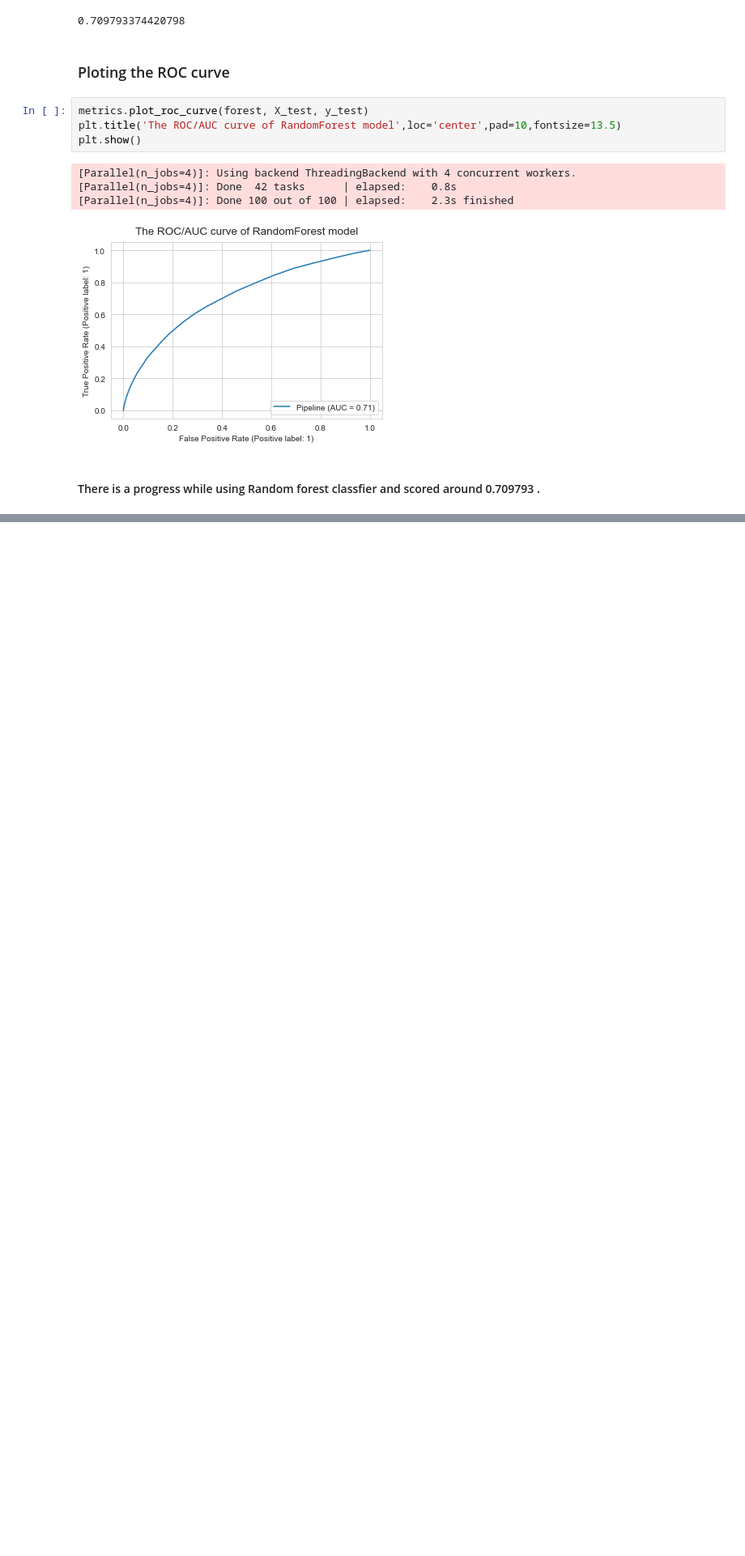
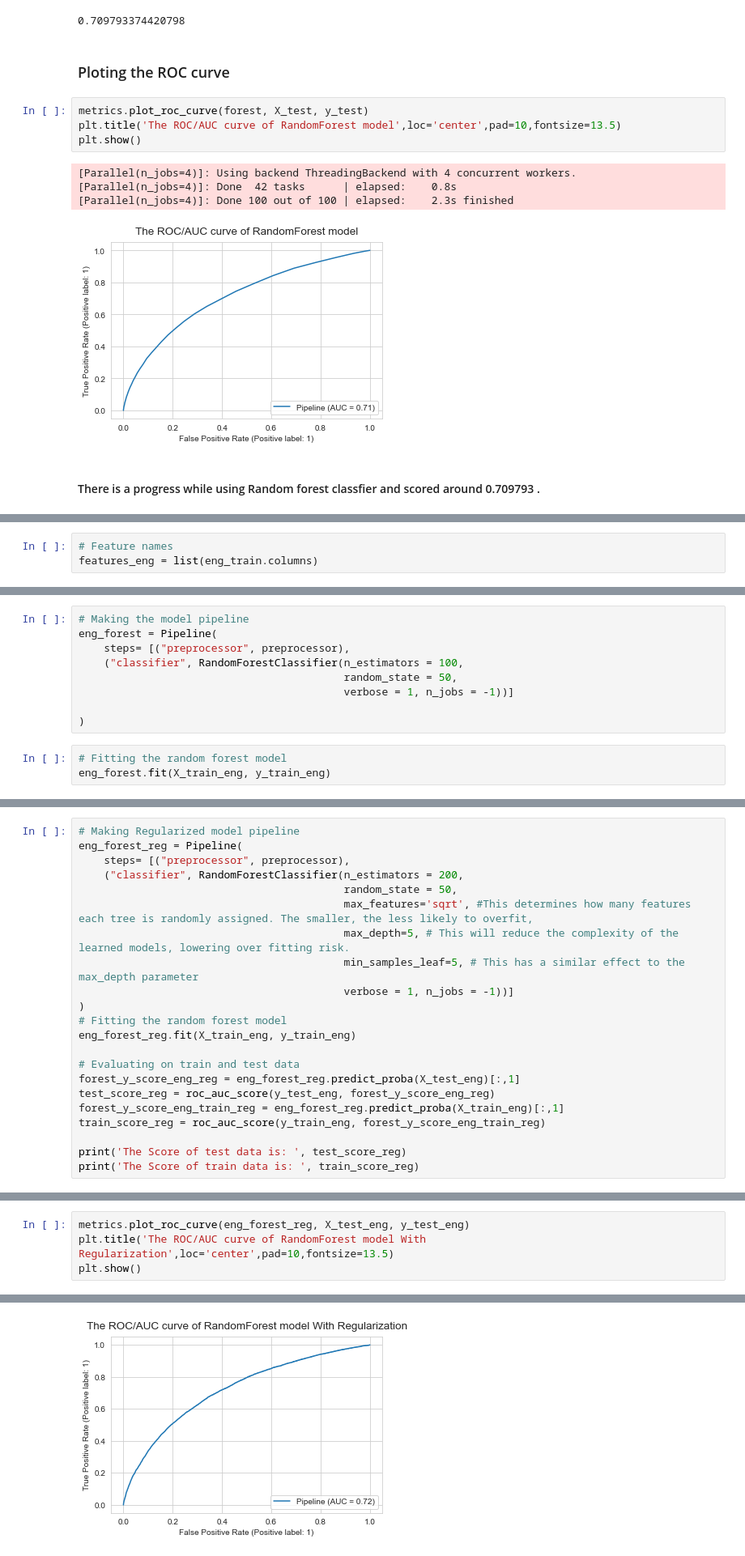
Before and after one commit to AmiirHelmy/Home-Credit-Default-Risk, a Jupyter notebook: Home Credit Default Risk.ipynb, the cells around one changed output, grey strips where cells are left out. Shown at 81% size. Drawn from its saved outputs; the diff is of its cells as text; blank space fills up the shorter version.

```diff
--- a/Home Credit Default Risk.ipynb
+++ b/Home Credit Default Risk.ipynb
@@ -1186,0 +1495,3 @@ plt.show()
+# %%
+# Feature names
+features_eng = list(eng_train.columns)
@@ -1186,0 +1511,12 @@ plt.show()
+# %%
+# Making the model pipeline
+eng_forest = Pipeline(
+    steps= [("preprocessor", preprocessor),
+    ("classifier", RandomForestClassifier(n_estimators = 100,
+                                          random_state = 50,
+                                          verbose = 1, n_jobs = -1))]
+
+)
+# %%
+# Fitting the random forest model
+eng_forest.fit(X_train_eng, y_train_eng)
@@ -1186,0 +1576,22 @@ plt.show()
+# %%
+# Making Regularized model pipeline
+eng_forest_reg = Pipeline(
+    steps= [("preprocessor", preprocessor),
+    ("classifier", RandomForestClassifier(n_estimators = 200,
+                                          random_state = 50,
+                                          max_features='sqrt', #This determines how many features each tree is randomly assigned. The smaller, the less likely to overfit,
+                                          max_depth=5, # This will reduce the complexity of the learned models, lowering over fitting risk.
+                                          min_samples_leaf=5, # This has a similar effect to the max_depth parameter
+                                          verbose = 1, n_jobs = -1))]
+)
+# Fitting the random forest model
+eng_forest_reg.fit(X_train_eng, y_train_eng)
+
+# Evaluating on train and test data
+forest_y_score_eng_reg = eng_forest_reg.predict_proba(X_test_eng)[:,1]
+test_score_reg = roc_auc_score(y_test_eng, forest_y_score_eng_reg)
+forest_y_score_eng_train_reg = eng_forest_reg.predict_proba(X_train_eng)[:,1]
+train_score_reg = roc_auc_score(y_train_eng, forest_y_score_eng_train_reg)
+
+print('The Score of test data is: ', test_score_reg)
+print('The Score of train data is: ', train_score_reg)
@@ -1186,0 +1615,5 @@ plt.show()
+# %%
+metrics.plot_roc_curve(eng_forest_reg, X_test_eng, y_test_eng)
+plt.title('The ROC/AUC curve of RandomForest model With Regularization',loc='center',pad=10,fontsize=13.5)
+plt.show()
+# %% [output]
@@ -1186,0 +1624 @@ plt.show()
+[figure, added]
```
Also changed, not shown: parts of 67 cells of this notebook, 18 other files.
